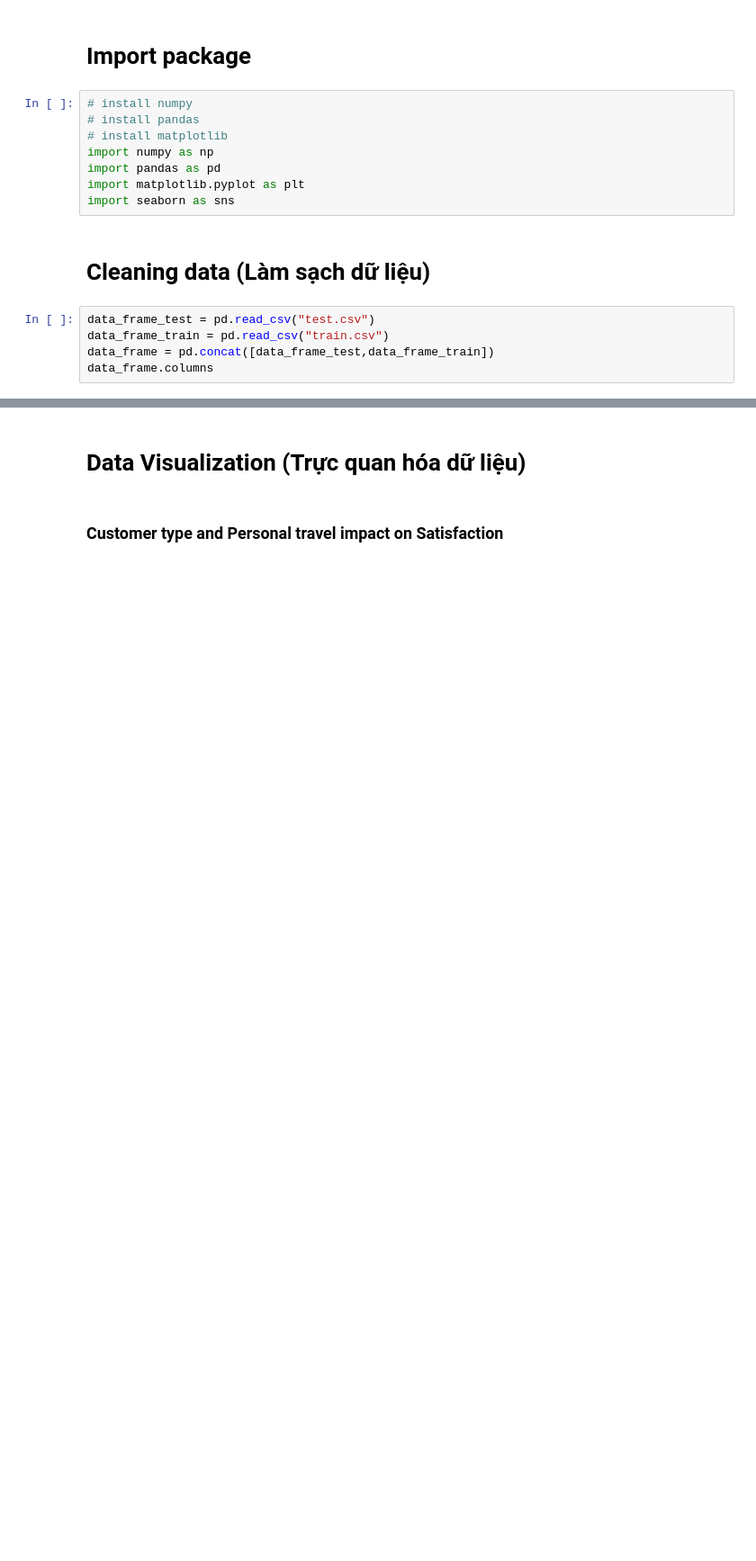
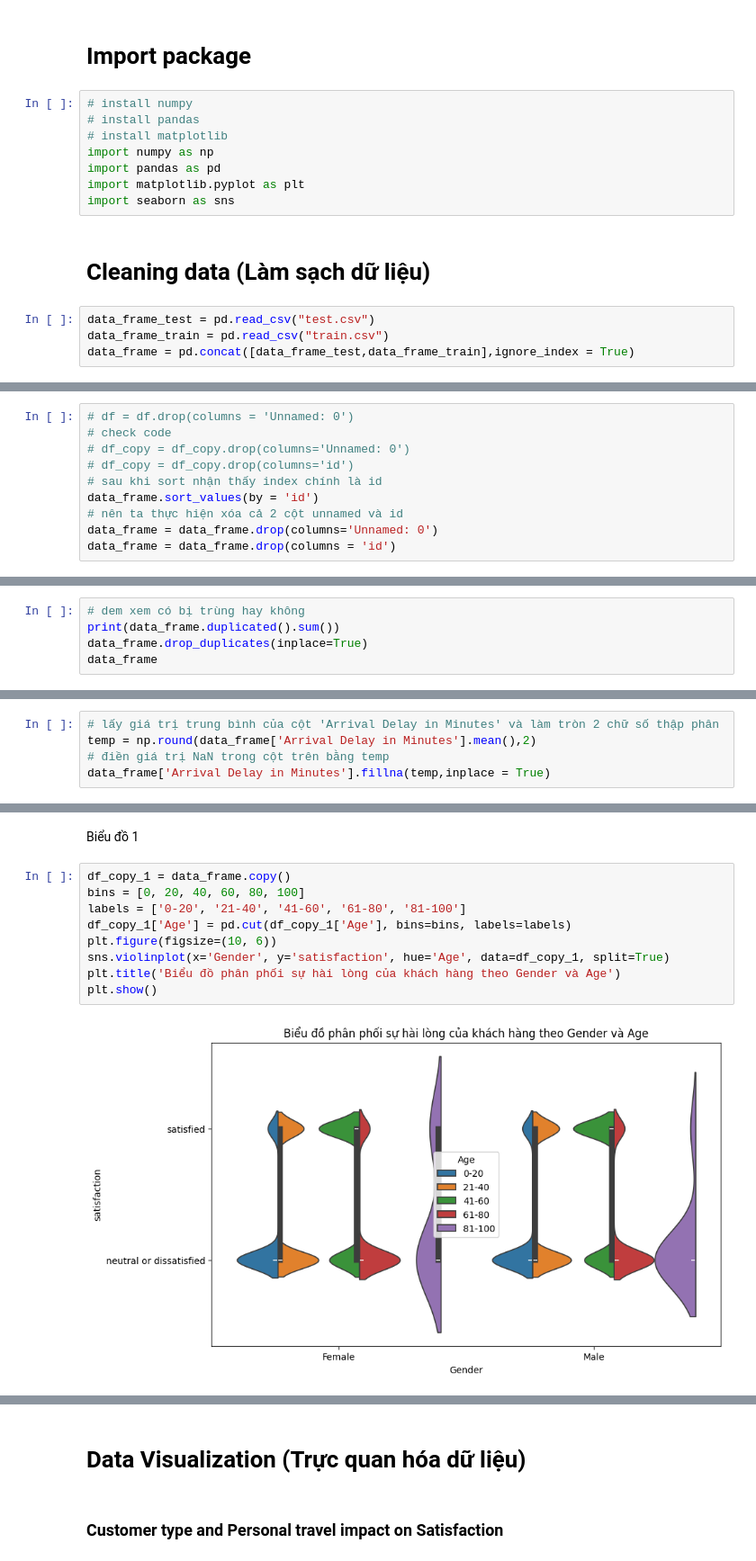
Before and after one commit to little-duck-vie/ltxldl-hoc-lam-giau, a Jupyter notebook: Code_python.ipynb, the cells around one changed output, grey strips where cells are left out. Shown at 90% size. Saved outputs shown, nothing was run; the diff lists cells and outputs as text; blank space fills up the shorter version.

```diff
--- a/Code_python.ipynb
+++ b/Code_python.ipynb
@@ -13,5 +13,4 @@ import seaborn as sns
 # %%
 data_frame_test = pd.read_csv("test.csv")
 data_frame_train = pd.read_csv("train.csv")
-data_frame = pd.concat([data_frame_test,data_frame_train])
-data_frame.columns
+data_frame = pd.concat([data_frame_test,data_frame_train],ignore_index = True)
@@ -27,0 +19,10 @@ Index(['Unnamed: 0', 'id', 'Gender', 'Customer Type', 'Age', 'Type of Travel',
+# %%
+# df = df.drop(columns = 'Unnamed: 0')
+# check code
+# df_copy = df_copy.drop(columns='Unnamed: 0')
+# df_copy = df_copy.drop(columns='id')
+# sau khi sort nhận thấy index chính là id
+data_frame.sort_values(by = 'id')
+# nên ta thực hiện xóa cả 2 cột unnamed và id
+data_frame = data_frame.drop(columns='Unnamed: 0')
+data_frame = data_frame.drop(columns = 'id')
@@ -27,0 +47,5 @@ Index(['Unnamed: 0', 'id', 'Gender', 'Customer Type', 'Age', 'Type of Travel',
+# %%
+# dem xem có bị trùng hay không
+print(data_frame.duplicated().sum())
+data_frame.drop_duplicates(inplace=True)
+data_frame
@@ -27,0 +90,5 @@ Index(['Unnamed: 0', 'id', 'Gender', 'Customer Type', 'Age', 'Type of Travel',
+# %%
+# lấy giá trị trung bình của cột 'Arrival Delay in Minutes' và làm tròn 2 chữ số thập phân
+temp = np.round(data_frame['Arrival Delay in Minutes'].mean(),2)
+# điền giá trị NaN trong cột trên bằng temp
+data_frame['Arrival Delay in Minutes'].fillna(temp,inplace = True)
@@ -27,0 +360,13 @@ Index(['Unnamed: 0', 'id', 'Gender', 'Customer Type', 'Age', 'Type of Travel',
+# %% [markdown]
+Biểu đồ 1
+# %%
+df_copy_1 = data_frame.copy()
+bins = [0, 20, 40, 60, 80, 100]
+labels = ['0-20', '21-40', '41-60', '61-80', '81-100']
+df_copy_1['Age'] = pd.cut(df_copy_1['Age'], bins=bins, labels=labels)
+plt.figure(figsize=(10, 6))
+sns.violinplot(x='Gender', y='satisfaction', hue='Age', data=df_copy_1, split=True)
+plt.title('Biểu đồ phân phối sự hài lòng của khách hàng theo Gender và Age')
+plt.show()
+# %% [output]
+[figure, added]
```
Also changed, not shown: parts of 30 cells of this notebook.
